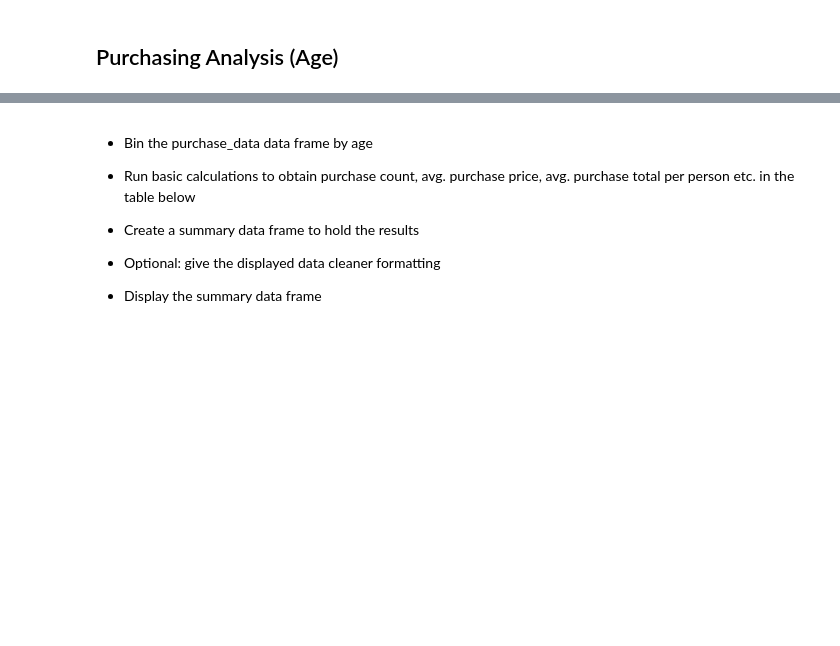
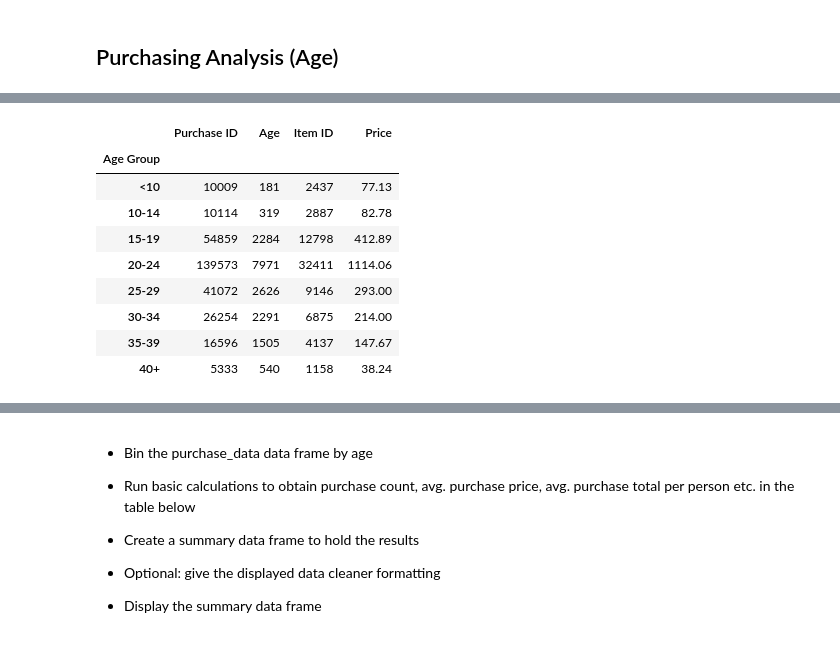
Before and after one commit to ChrNg404/Homework4, a Jupyter notebook: HeroesOfPymoli/HeroesOfPymoli_starter.ipynb, the cells around one changed output, grey strips where cells are left out. Cells and saved outputs as stored; diff of their text form; code cells hidden in the pictures; blank space fills up the shorter version.

```diff
--- a/HeroesOfPymoli/HeroesOfPymoli_starter.ipynb
+++ b/HeroesOfPymoli/HeroesOfPymoli_starter.ipynb
@@ -190,0 +392,14 @@ Name: Gender, dtype: float64
+# %%
+AgeGroupBy = purchase_data.groupby("Age Group")
+AgeGroupBy.sum()
+# %% [output]
+|  | Purchase ID | Age | Item ID | Price |
+| Age Group |  |  |  |  |
+| <10 | 10009 | 181 | 2437 | 77.13 |
+| 10-14 | 10114 | 319 | 2887 | 82.78 |
+| 15-19 | 54859 | 2284 | 12798 | 412.89 |
+| 20-24 | 139573 | 7971 | 32411 | 1114.06 |
+| 25-29 | 41072 | 2626 | 9146 | 293.00 |
+| 30-34 | 26254 | 2291 | 6875 | 214.00 |
+| 35-39 | 16596 | 1505 | 4137 | 147.67 |
+| 40+ | 5333 | 540 | 1158 | 38.24 |
```
Also changed, not shown: parts of 33 cells of this notebook.
